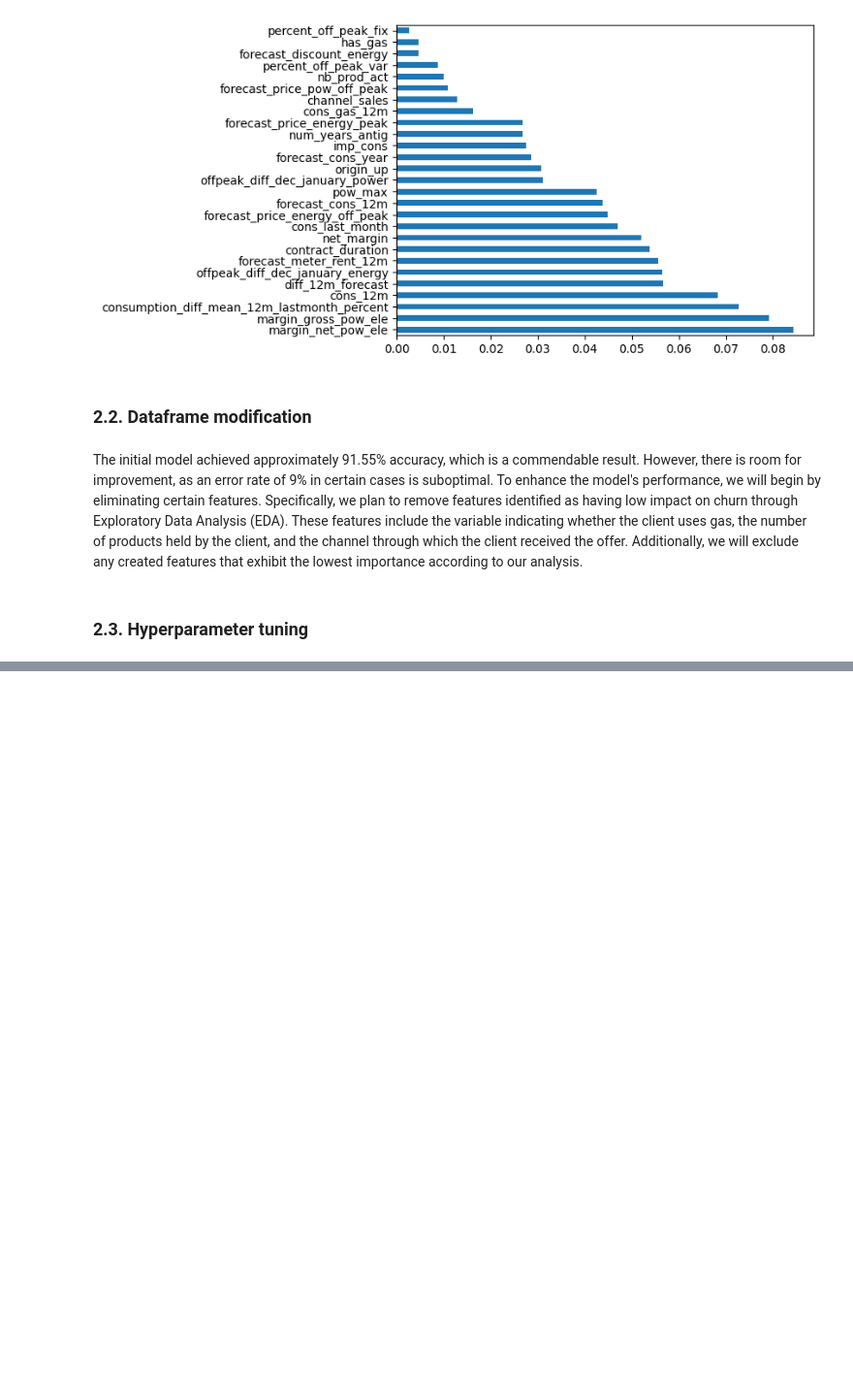
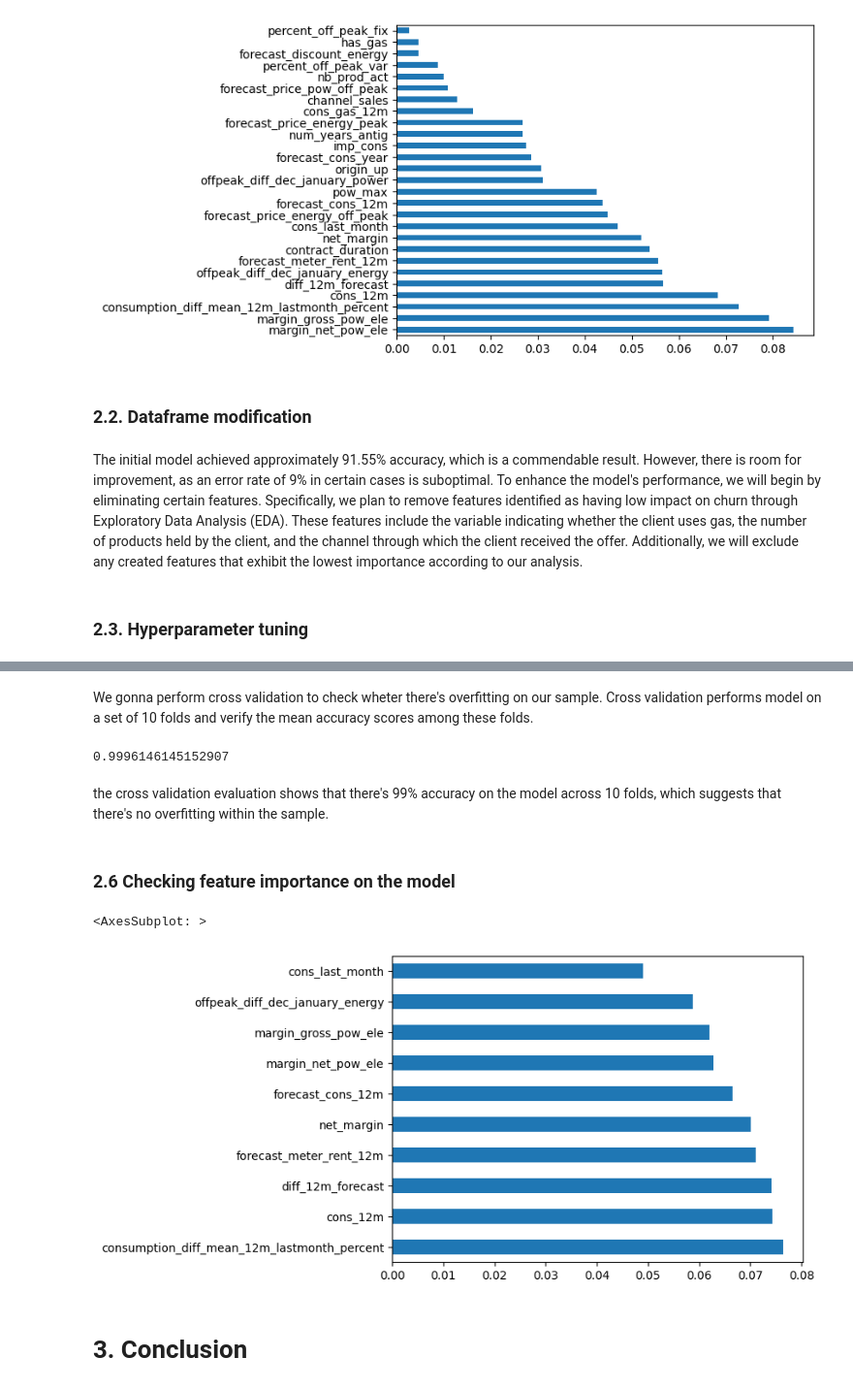
Before and after one commit to LissesCastro/BCG---Experience-Program, a Jupyter notebook: feature_engineering.ipynb, the cells around one changed output, grey strips where cells are left out. Shown at 97% size. Cells and saved outputs as stored; diff of their text form; code cells hidden in the pictures; blank space fills up the shorter version.

```diff
--- a/feature_engineering.ipynb
+++ b/feature_engineering.ipynb
@@ -365,5 +370,5 @@ random_grid = {'n_estimators': n_estimators,
                'min_samples_leaf': min_samples_leaf,
                 }
 # %%
-modeL_RSCV = RandomizedSearchCV(estimator=model, param_distributions=random_grid, n_iter=100, cv=5, random_state=42) #n_jobs=-1)
+modeL_RSCV = RandomizedSearchCV(estimator=model, param_distributions=random_grid, n_iter=50, cv=5, random_state=42) #n_jobs=-1)
 modeL_RSCV.fit(X_train, y_train)
@@ -369,0 +403,5 @@ modeL_RSCV.fit(X_train, y_train)
+# %%
+#Fitting a new RandomForestClassifier model, utilizing the best parameters found
+rfc = RandomForestClassifier(random_state=42, n_estimators= 936, min_samples_leaf= 5, max_depth= 67)
+model = rfc.fit(X_train, y_train)
+y_pred = model.predict(X_test)
@@ -369,0 +421,2 @@ modeL_RSCV.fit(X_train, y_train)
+# %% [markdown]
+We gonna perform cross validation to check wheter there's overfitting on our sample. Cross validation performs model on a set of 10 folds and verify the mean accuracy scores among these folds.
@@ -369,0 +426,24 @@ modeL_RSCV.fit(X_train, y_train)
+# %%
+#Check mean accuracy score among 10 folds
+scores.mean()
+# %% [output]
+0.9996146145152907
+# %% [markdown]
+the cross validation evaluation shows that there's 99% accuracy on the model across 10 folds, which suggests that there's no overfitting within the sample.
+# %% [markdown]
+### 2.6 Checking feature importance on the model
+# %%
+feature_importances = model.feature_importances_
+
+feature_names = X_train.columns
+feature_importance_dict = dict(zip(feature_names, feature_importances))
+# Sort features by importance
+sorted_feature_importance = sorted(feature_importance_dict.items(), key=lambda x: x[1], reverse=True)
+
+feat_importances = pd.Series(model.feature_importances_, index=X_train.columns)
+feat_importances.nlargest(10).plot(kind='barh')
+# %% [output]
+<AxesSubplot: >
+[figure, added]
+# %% [markdown]
+# 3. Conclusion
```
Also changed, not shown: parts of 16 cells of this notebook, 1 other file.
